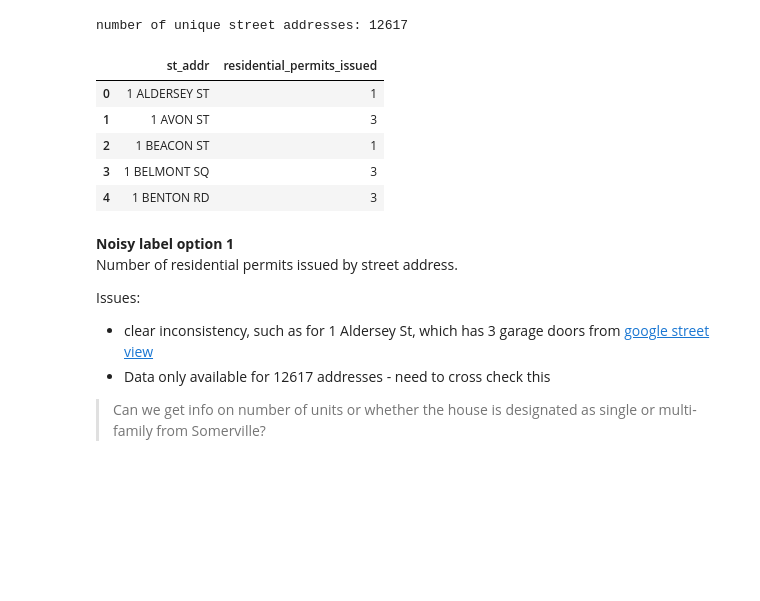
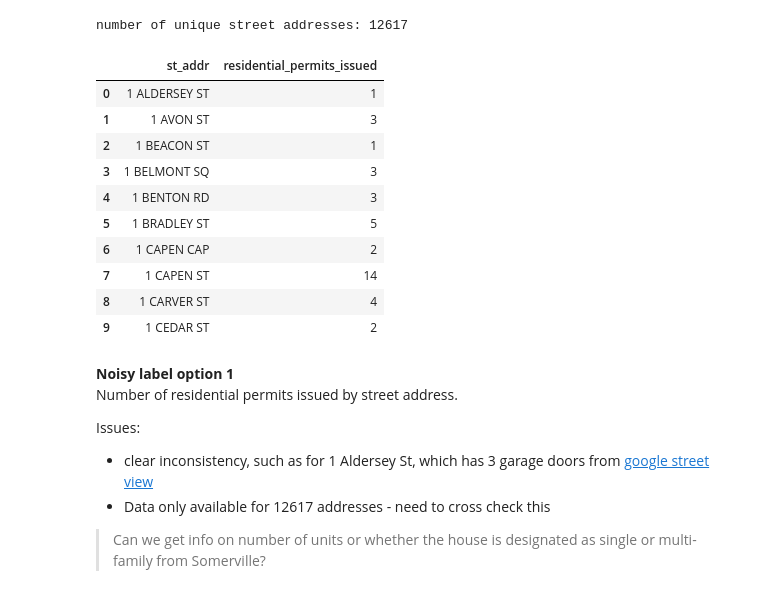
Before and after one commit to isms/ac297r-capstone-project, a Jupyter notebook: notebooks/tabular_data_exploration.ipynb, the cells around one changed output. Saved outputs shown, nothing was run; the diff lists cells and outputs as text; code cells hidden in the pictures; blank space fills up the shorter version.

```diff
--- a/notebooks/tabular_data_exploration.ipynb
+++ b/notebooks/tabular_data_exploration.ipynb
@@ -82,14 +82,19 @@ print('number of unique street addresses: {}'.format(res_permits_by_st_addr.shap
 # %% [output]
 number of unique street addresses: 12617
 # %%
-res_permits_by_st_addr.head()
+res_permits_by_st_addr.head(10)
 # %% [output]
 |  | st_addr | residential_permits_issued |
 | 0 | 1 ALDERSEY ST | 1 |
 | 1 | 1 AVON ST | 3 |
 | 2 | 1 BEACON ST | 1 |
 | 3 | 1 BELMONT SQ | 3 |
 | 4 | 1 BENTON RD | 3 |
+| 5 | 1 BRADLEY ST | 5 |
+| 6 | 1 CAPEN CAP | 2 |
+| 7 | 1 CAPEN ST | 14 |
+| 8 | 1 CARVER ST | 4 |
+| 9 | 1 CEDAR ST | 2 |
 # %% [markdown]
 **Noisy label option 1**
 Number of residential permits issued by street address.
```
Also changed, not shown: parts of 7 cells of this notebook.
